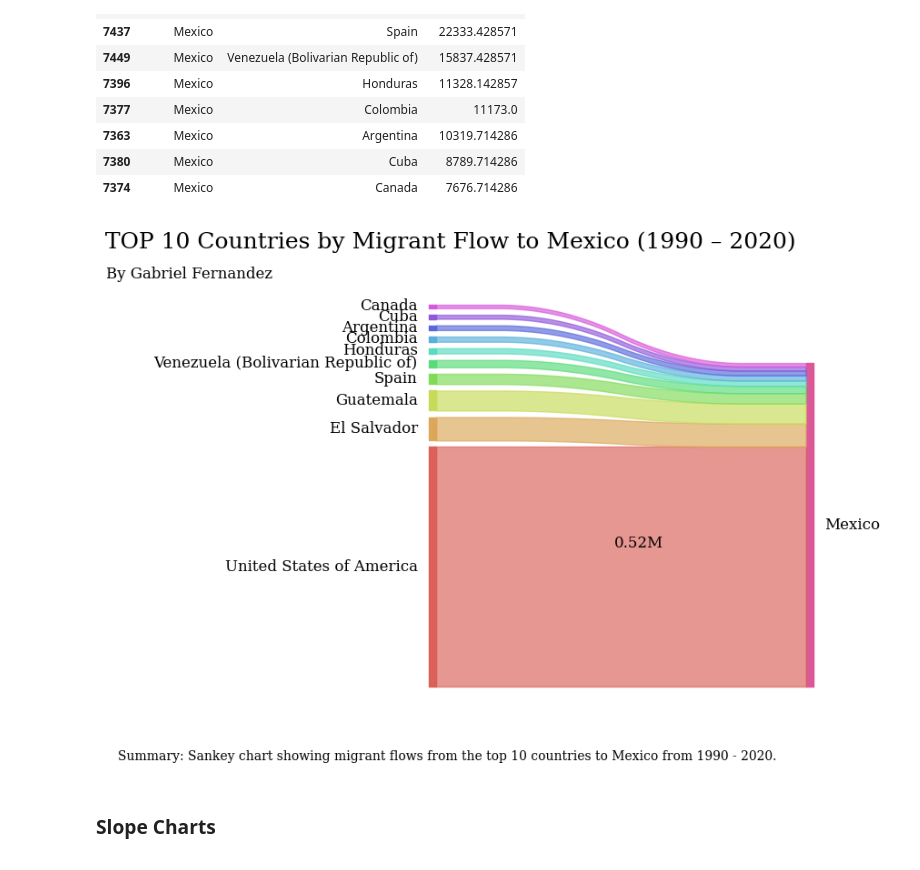
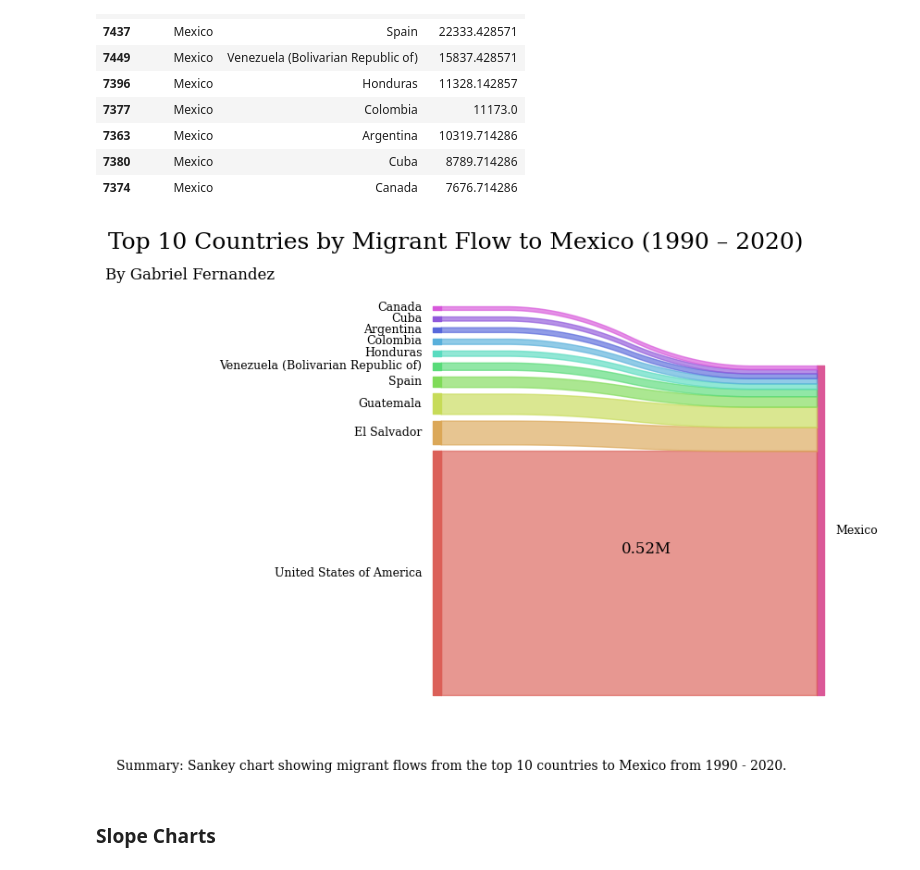
Before and after one commit to angelhumano/data_visualization_class_project, a Jupyter notebook: UN_migrant_stock__and__world__indicators_preprocessing_transformation_and_visualizations.ipynb, the cells around one changed output. Saved outputs shown, nothing was run; the diff lists cells and outputs as text; code cells hidden in the pictures.

```diff
--- a/UN_migrant_stock__and__world__indicators_preprocessing_transformation_and_visualizations.ipynb
+++ b/UN_migrant_stock__and__world__indicators_preprocessing_transformation_and_visualizations.ipynb
@@ -1479,26 +1482,26 @@ df_use
 # %%
 #@title
 
 
 # Sankey chart
 
 
 a = sankey(df_use["origin"],
        df_use["destination"],
        rightWeight=df_use['migrant_stock'].values,
        leftWeight=df_use['migrant_stock'].values,
-       fontsize=12)
+       fontsize=9)
 
-plt.suptitle("TOP 10 Countries by Migrant Flow to Mexico (1990 – 2020)\n\n",x = 0.20, fontsize=18)
+plt.suptitle("Top 10 Countries by Migrant Flow to Mexico (1990 – 2020)\n\n",x = 0.20, fontsize=18)
 plt.title("By Gabriel Fernandez", fontsize=12, y=1, x = -0.52)
 
 txt="Summary: Sankey chart showing migrant flows from the top 10 countries to Mexico from 1990 - 2020."
 plt.figtext(-0.41, 0.01, txt, wrap=True, fontsize=10)
 txt1= "0.52M"
 plt.figtext(0.5, 0.4, txt1, wrap=True, fontsize=12)
 plt.show()
 # %% [output]
-[figure, old version]
+[figure, new version]
 # %% [markdown]
 ### Slope Charts
 # %%
```
Also changed, not shown: parts of 4 cells of this notebook, 2 other files.
